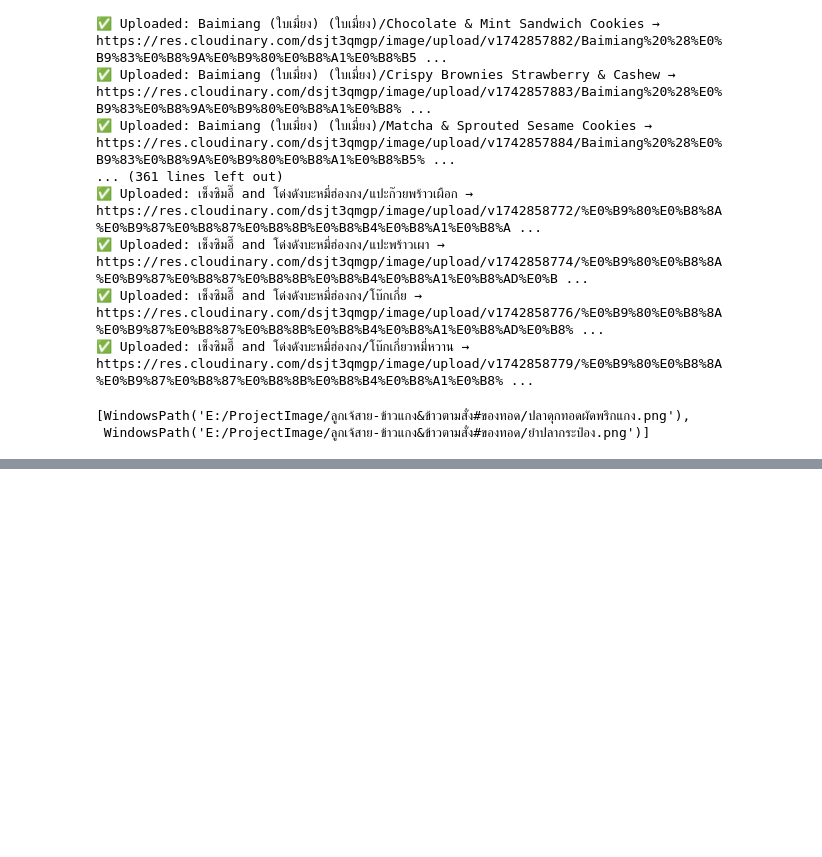
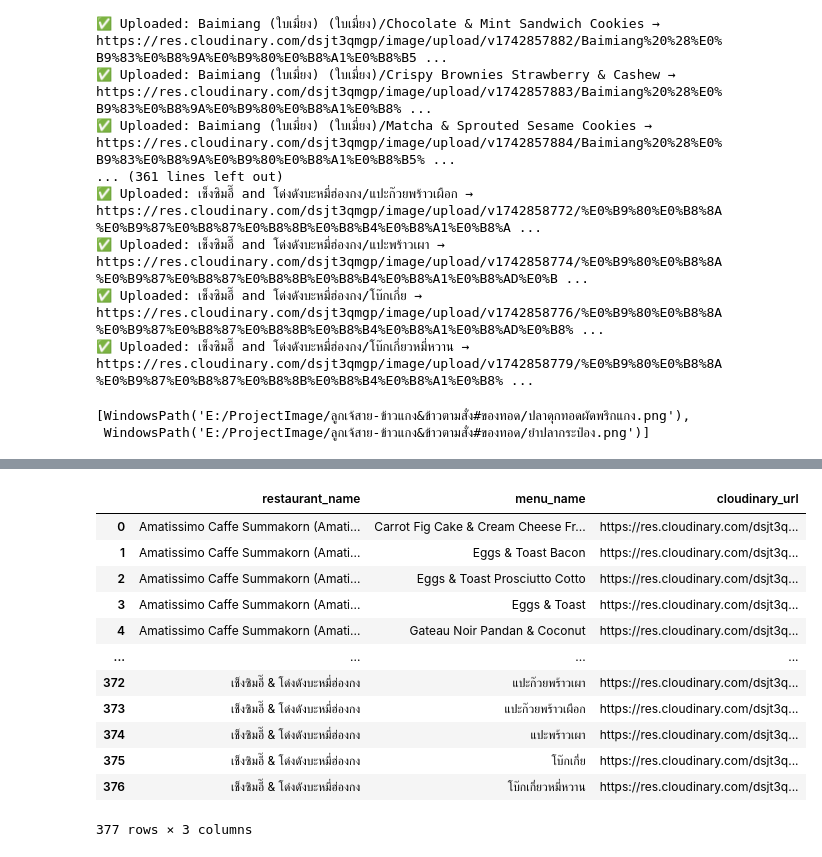
Before and after one commit to EatsEase/EatsEase-DataCleaning, a Jupyter notebook: data_processing/download_picture.ipynb, the cells around one changed output, grey strips where cells are left out. Cells and saved outputs as stored; diff of their text form; code cells hidden in the pictures; blank space fills up the shorter version.

```diff
--- a/data_processing/download_picture.ipynb
+++ b/data_processing/download_picture.ipynb
@@ -430,0 +449,17 @@ missing_url.to_csv("missing_url.csv", index=False)
+# %%
+data = pd.read_csv("missing_url.csv")
+data
+# %% [output]
+|  | restaurant_name | menu_name | cloudinary_url |
+| 0 | Amatissimo Caffe Summakorn (Amati... | Carrot Fig Cake & Cream Cheese Fr... | https://res.cloudinary.com/dsjt3q... |
+| 1 | Amatissimo Caffe Summakorn (Amati... | Eggs & Toast Bacon | https://res.cloudinary.com/dsjt3q... |
+| 2 | Amatissimo Caffe Summakorn (Amati... | Eggs & Toast Prosciutto Cotto | https://res.cloudinary.com/dsjt3q... |
+| 3 | Amatissimo Caffe Summakorn (Amati... | Eggs & Toast | https://res.cloudinary.com/dsjt3q... |
+| 4 | Amatissimo Caffe Summakorn (Amati... | Gateau Noir Pandan & Coconut | https://res.cloudinary.com/dsjt3q... |
+| ... | ... | ... | ... |
+| 372 | เช็งซิมอี๊ & โด่งดังบะหมี่ฮ่องกง | แปะก๊วยพร้าวเผา | https://res.cloudinary.com/dsjt3q... |
+| 373 | เช็งซิมอี๊ & โด่งดังบะหมี่ฮ่องกง | แปะก๊วยพร้าวเผือก | https://res.cloudinary.com/dsjt3q... |
+| 374 | เช็งซิมอี๊ & โด่งดังบะหมี่ฮ่องกง | แปะพร้าวเผา | https://res.cloudinary.com/dsjt3q... |
+| 375 | เช็งซิมอี๊ & โด่งดังบะหมี่ฮ่องกง | โบ๊กเกี่ย | https://res.cloudinary.com/dsjt3q... |
+| 376 | เช็งซิมอี๊ & โด่งดังบะหมี่ฮ่องกง | โบ๊กเกี่ยวหมี่หวาน | https://res.cloudinary.com/dsjt3q... |
+377 rows × 3 columns
```
Also changed, not shown: parts of 23 cells of this notebook, 3 other files.
